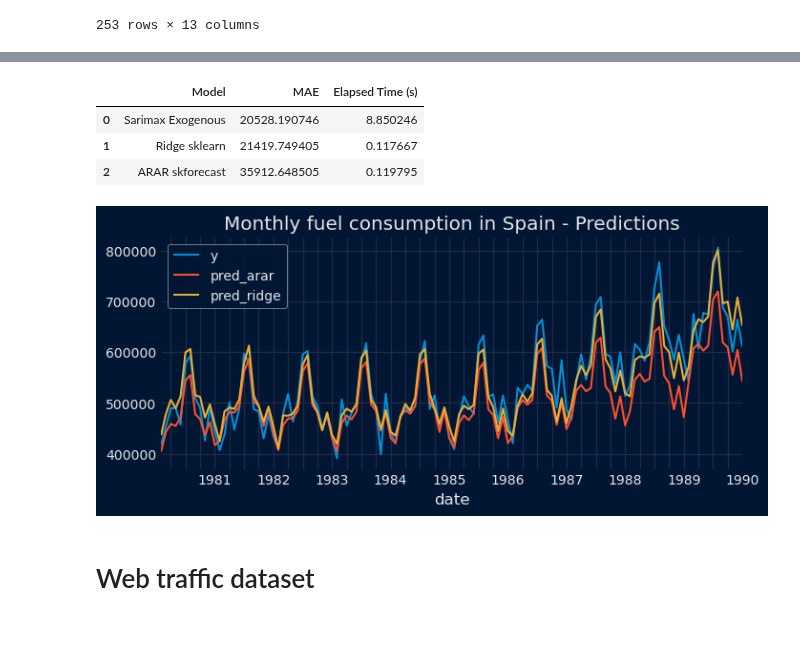
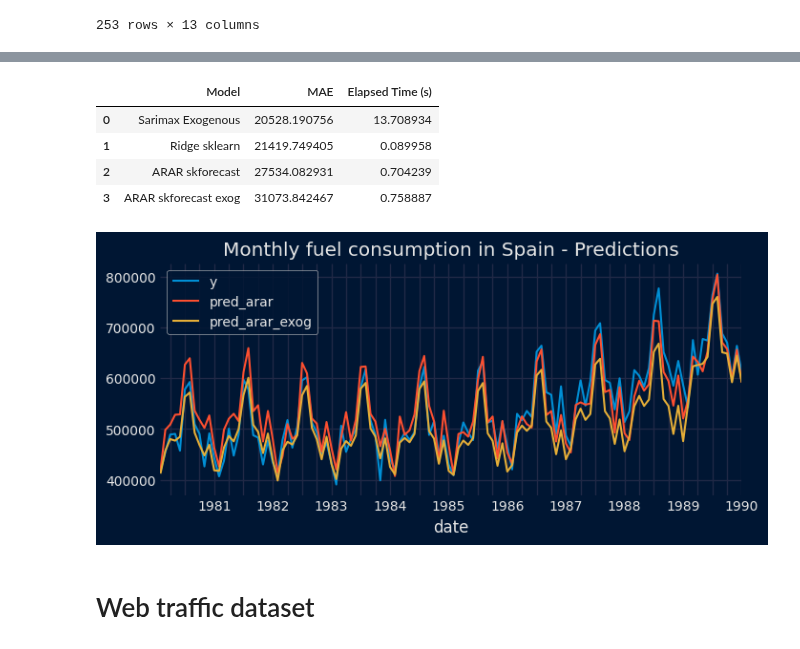
Before and after one commit to skforecast/skforecast, a Jupyter notebook: dev/benchmark-statistical-models.ipynb, the cells around one changed output, grey strips where cells are left out. Cells and saved outputs as stored; diff of their text form; code cells hidden in the pictures.

Commit message:
completed arar + exog

```diff
--- a/dev/benchmark-statistical-models.ipynb
+++ b/dev/benchmark-statistical-models.ipynb
@@ -143,6 +143,28 @@ metric_sarimax_exog, pred_sarimax_exog = backtesting_stats(
 )
 stop = timeit.default_timer()
 elapsed_time_sarimax_exog = stop - start
+# %%
+# Backtesting ForecasterStats with ARAR skforecast no exog
+# ==============================================================================
+cv = TimeSeriesFold(
+        steps              = 12,
+        initial_train_size = len(data_train),
+        refit              = True
+)
+forecaster = ForecasterStats(
+                 estimator=Arar(max_ar_depth=24, max_lag=24)
+             )
+
+start = timeit.default_timer()
+metric_arar, pred_arar = backtesting_stats(
+    forecaster = forecaster,
+    y          = data['y'],
+    exog       = None,
+    cv         = cv,
+    metric     = 'mean_absolute_error'
+)
+stop = timeit.default_timer()
+elapsed_time_arar = stop - start
 # %%
 # Backtesting ForecasterStats with ARAR skforecast
 # ==============================================================================
@@ -152,11 +174,11 @@ cv = TimeSeriesFold(
         refit              = True
 )
 forecaster = ForecasterStats(
-                 estimator=Arar(max_ar_depth=10, max_lag=10)
+                 estimator=Arar(max_ar_depth=24, max_lag=24)
              )
 
 start = timeit.default_timer()
-metric_arar, pred_arar = backtesting_stats(
+metric_arar_exog, pred_arar_exog = backtesting_stats(
     forecaster = forecaster,
     y          = data['y'],
     exog       = data.drop(columns=['y']),
@@ -164,7 +186,7 @@ metric_arar, pred_arar = backtesting_stats(
     metric     = 'mean_absolute_error'
 )
 stop = timeit.default_timer()
-elapsed_time_arar = stop - start
+elapsed_time_arar_exog = stop - start
 # %%
 # Backtesting ForecasterStats with sklearn Ridge
 # ==============================================================================
@@ -193,16 +215,19 @@ results = pd.DataFrame(
         "Model": [
             "Sarimax Exogenous",
             "ARAR skforecast",
+            "ARAR skforecast exog",
             "Ridge sklearn",
         ],
         "MAE": [
             metric_sarimax_exog.at[0, "mean_absolute_error"],
             metric_arar.at[0, "mean_absolute_error"],
+            metric_arar_exog.at[0, "mean_absolute_error"],
             metric_ridge.at[0, "mean_absolute_error"],
         ],
         "Elapsed Time (s)": [
             elapsed_time_sarimax_exog,
             elapsed_time_arar,
+            elapsed_time_arar_exog,
             elapsed_time_ridge,
         ],
     }
@@ -211,20 +236,22 @@ results = results.sort_values(by="MAE").reset_index(drop=True)
 results
 # %% [output]
 |  | Model | MAE | Elapsed Time (s) |
-| 0 | Sarimax Exogenous | 20528.190746 | 8.850246 |
-| 1 | Ridge sklearn | 21419.749405 | 0.117667 |
-| 2 | ARAR skforecast | 35912.648505 | 0.119795 |
+| 0 | Sarimax Exogenous | 20528.190756 | 13.708934 |
+| 1 | Ridge sklearn | 21419.749405 | 0.089958 |
+| 2 | ARAR skforecast | 27534.082931 | 0.704239 |
+| 3 | ARAR skforecast exog | 31073.842467 | 0.758887 |
 # %%
 # Plot predictions
 # ==============================================================================
 fig, ax = plt.subplots(figsize=(7, 3))
 data['y'].loc[data_test.index].plot(ax=ax, label='y')
 pred_arar['pred'].plot(ax=ax, label='pred_arar')
-predictions_ridge['pred'].plot(ax=ax, label='pred_ridge')
+pred_arar_exog['pred'].plot(ax=ax, label='pred_arar_exog')
+#predictions_ridge['pred'].plot(ax=ax, label='pred_ridge')
 ax.set_title('Monthly fuel consumption in Spain - Predictions')
 ax.legend();
 # %% [output]
-[figure, old version]
+[figure, new version]
 # %% [markdown]
 # Web traffic dataset
 # %%
```
Also changed, not shown: parts of 12 cells of this notebook, 2 other files.
